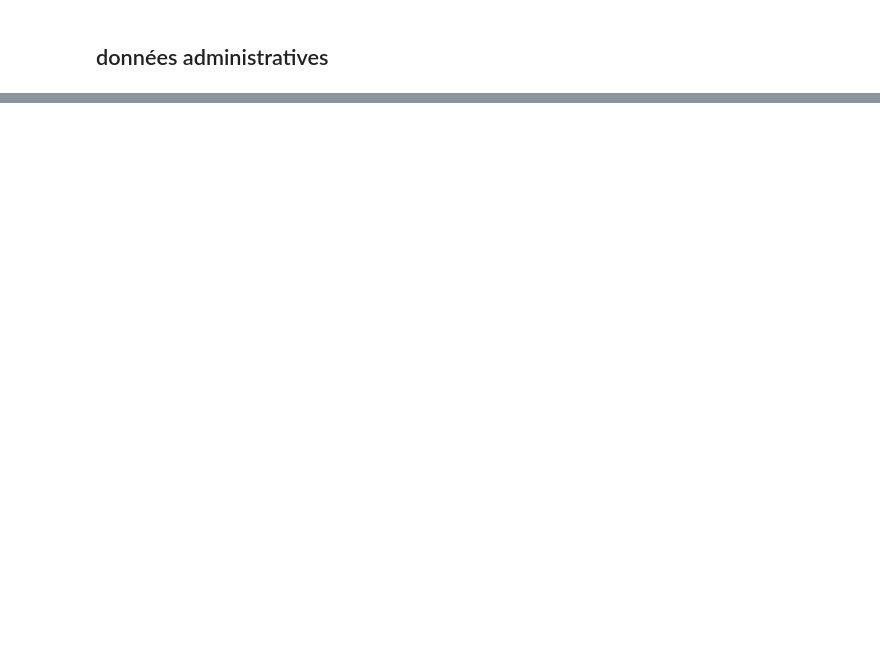
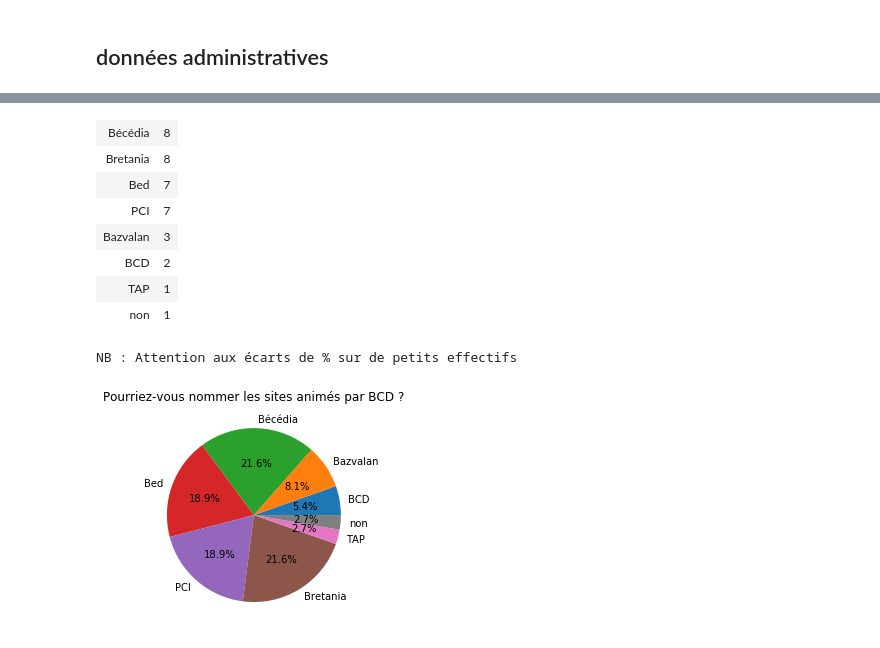
Before and after one commit to LarusRidi/Questionnaire_accueil_BCD, a Jupyter notebook: questionnaire.ipynb, the cells around one changed output, grey strips where cells are left out. Saved outputs shown, nothing was run; the diff lists cells and outputs as text; code cells hidden in the pictures; blank space fills up the shorter version.

```diff
--- a/questionnaire.ipynb
+++ b/questionnaire.ipynb
@@ -339,0 +153,3 @@ la navigation n'est pas facile car le site et ses rubriques est plutôt dense. L
+# %%
+q2 = 'Pourriez-vous nommer les sites animés par BCD ?'
+print(f"Nombre de réponses : {len(df[q2].dropna())}")
@@ -339,0 +180,26 @@ la navigation n'est pas facile car le site et ses rubriques est plutôt dense. L
+# %%
+reponses2 = {
+    'BCD':2,
+    'Bazvalan':3,
+    'Bécédia':8,
+    'Bed':7,
+    'PCI':7,
+    'Bretania':8,
+    'TAP':1,
+    'non':1
+}
+plt.pie(reponses2.values(), labels=reponses2.keys(),autopct='%1.1f%%');
+plt.title(df[q2].name)
+display(DictTable(tri_dico(reponses2)))
+print('NB : Attention aux écarts de % sur de petits effectifs')
+# %% [output]
+| Bécédia | 8 |
+| Bretania | 8 |
+| Bed | 7 |
+| PCI | 7 |
+| Bazvalan | 3 |
+| BCD | 2 |
+| TAP | 1 |
+| non | 1 |
+NB : Attention aux écarts de % sur de petits effectifs
+[figure, added]
```
Also changed, not shown: parts of 72 cells of this notebook, 1 other file.
